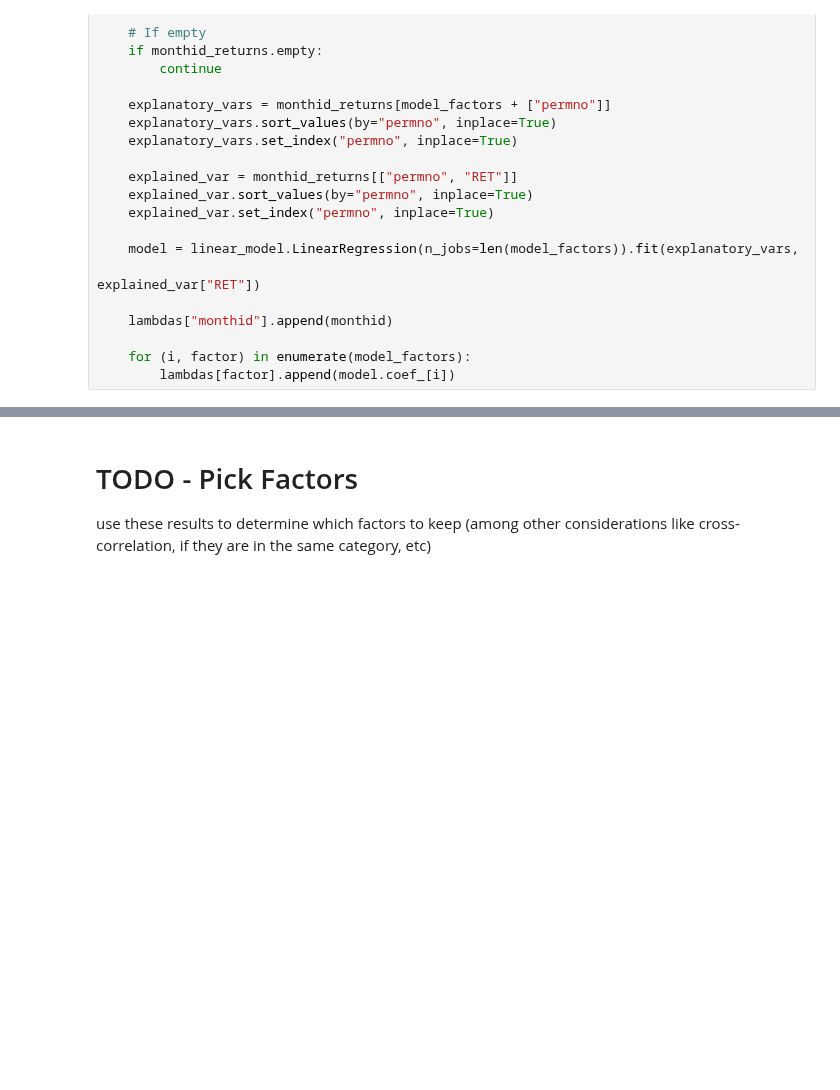
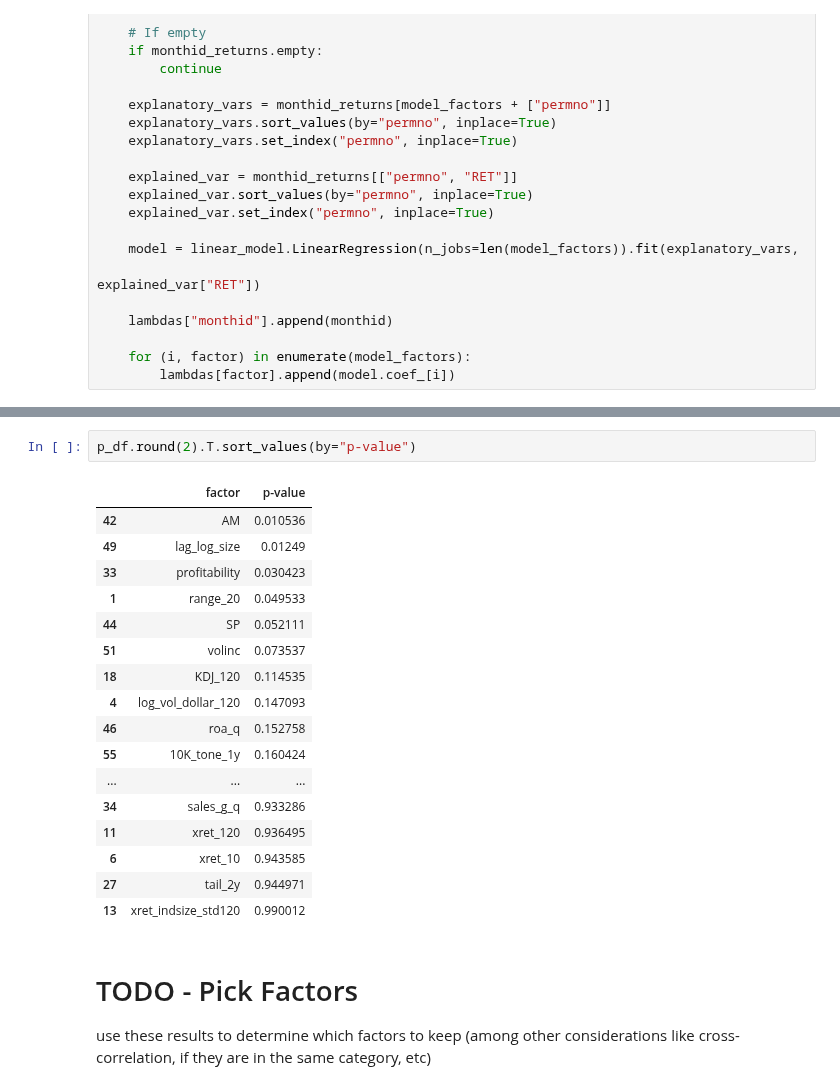
Before and after one commit to CFM-301-W23-G4/Final-Project, a Jupyter notebook: Final Project.ipynb, the cells around one changed output, grey strips where cells are left out. Saved outputs shown, nothing was run; the diff lists cells and outputs as text; blank space fills up the shorter version.

```diff
--- a/Final Project.ipynb
+++ b/Final Project.ipynb
@@ -609,3 +616,23 @@ results_df.round(2).T.sort_values(by="p-value")
+# %%
+p_df.round(2).T.sort_values(by="p-value")
+# %% [output]
+|  | factor | p-value |
+| 42 | AM | 0.010536 |
+| 49 | lag_log_size | 0.01249 |
+| 33 | profitability | 0.030423 |
+| 1 | range_20 | 0.049533 |
+| 44 | SP | 0.052111 |
+| 51 | volinc | 0.073537 |
+| 18 | KDJ_120 | 0.114535 |
+| 4 | log_vol_dollar_120 | 0.147093 |
+| 46 | roa_q | 0.152758 |
+| 55 | 10K_tone_1y | 0.160424 |
+| ... | ... | ... |
+| 34 | sales_g_q | 0.933286 |
+| 11 | xret_120 | 0.936495 |
+| 6 | xret_10 | 0.943585 |
+| 27 | tail_2y | 0.944971 |
+| 13 | xret_indsize_std120 | 0.990012 |
 # %% [markdown]
 # TODO - Pick Factors
 use these results to determine which factors to keep (among other considerations like cross-correlation, if they are in the same category, etc)
```
Also changed, not shown: parts of 16 cells of this notebook.
